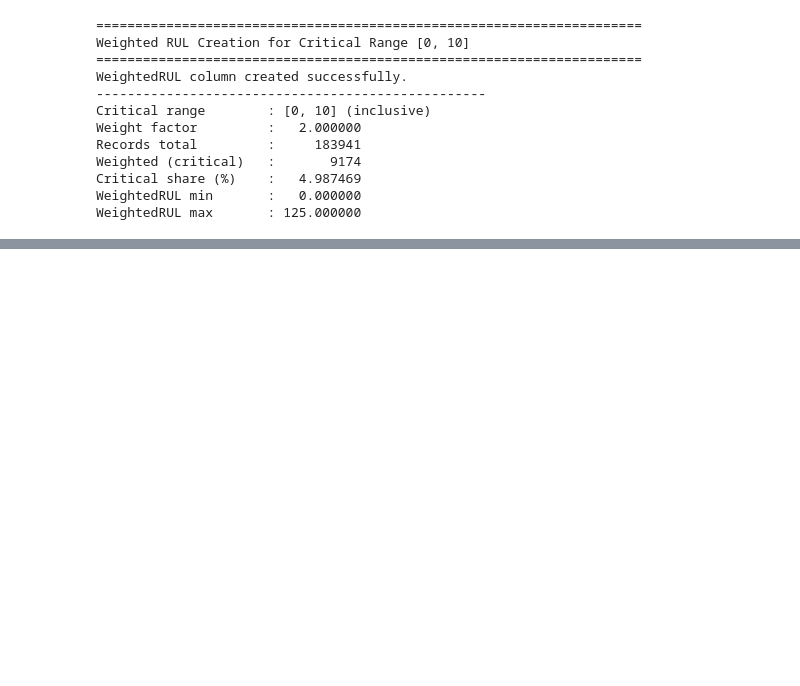
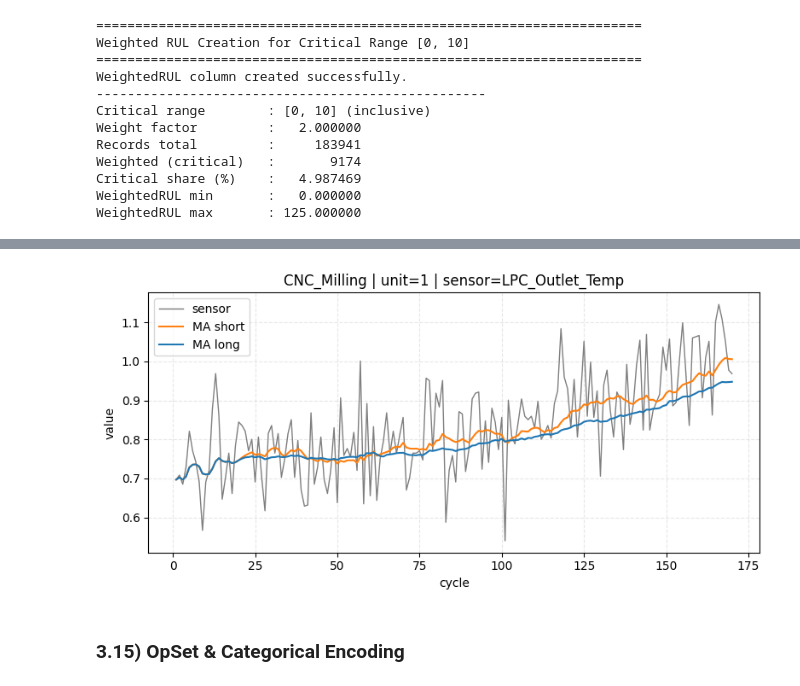
Before and after one commit to canozkan17/ROS2-Based-Smart-Factory-Digital-Twin, a Jupyter notebook: CMAPSS_ML_training.ipynb, the cells around one changed output, grey strips where cells are left out. Saved outputs shown, nothing was run; the diff lists cells and outputs as text; code cells hidden in the pictures; blank space fills up the shorter version.

```diff
--- a/CMAPSS_ML_training.ipynb
+++ b/CMAPSS_ML_training.ipynb
@@ -2487,0 +3322,40 @@ WeightedRUL max       : 125.000000
+# %%
+# 27A/ Visualization: sample sensor with MA short/long per a sample unit
+
+# Pick a sample Machine_Type, unit and sensor to visualize
+if 'train_full_transformed' in globals() and len(train_full_transformed) > 0:
+    if 'sensor_cols_27' in globals() and len(sensor_cols_27) > 0:
+        mt_list = train_full_transformed['Machine_Type'].dropna().unique().tolist()
+        if len(mt_list) > 0:
+            mt0 = mt_list[0]
+            s0 = sensor_cols_27[0]
+            dfp = train_full_transformed[train_full_transformed['Machine_Type'] == mt0]
+            unit0 = dfp['unit'].iloc[0]
+            dfp = dfp[dfp['unit'] == unit0].sort_values('cycle')
+
+            ma_s_col = f"{s0}_MA_s"
+            ma_l_col = f"{s0}_MA_l"
+            if ma_s_col in dfp.columns and ma_l_col in dfp.columns:
+                plt.figure(figsize=(8, 4))
+                plt.plot(dfp['cycle'], dfp[s0], label='sensor', color='tab:gray', linewidth=1.0)
+                plt.plot(dfp['cycle'], dfp[ma_s_col], label='MA short', color='tab:orange', linewidth=1.5)
+                plt.plot(dfp['cycle'], dfp[ma_l_col], label='MA long', color='tab:blue', linewidth=1.5)
+                plt.title(f"{mt0} | unit={unit0} | sensor={s0}")
+                plt.xlabel("cycle")
+                plt.ylabel("value")
+                plt.grid(alpha=0.3, linestyle='--')
+                plt.legend()
+                plt.tight_layout()
+                plt.show()
+            else:
+                print("Required MA columns not found for plotting.")
+        else:
+            print("No Machine_Type values available for plotting.")
+    else:
+        print("sensor_cols_27 not available.")
+else:
+    print("Train set not available for plotting.")
+# %% [output]
+[figure, added]
+# %% [markdown]
+### 3.15) OpSet & Categorical Encoding
```
Also changed, not shown: parts of 16 cells of this notebook.
